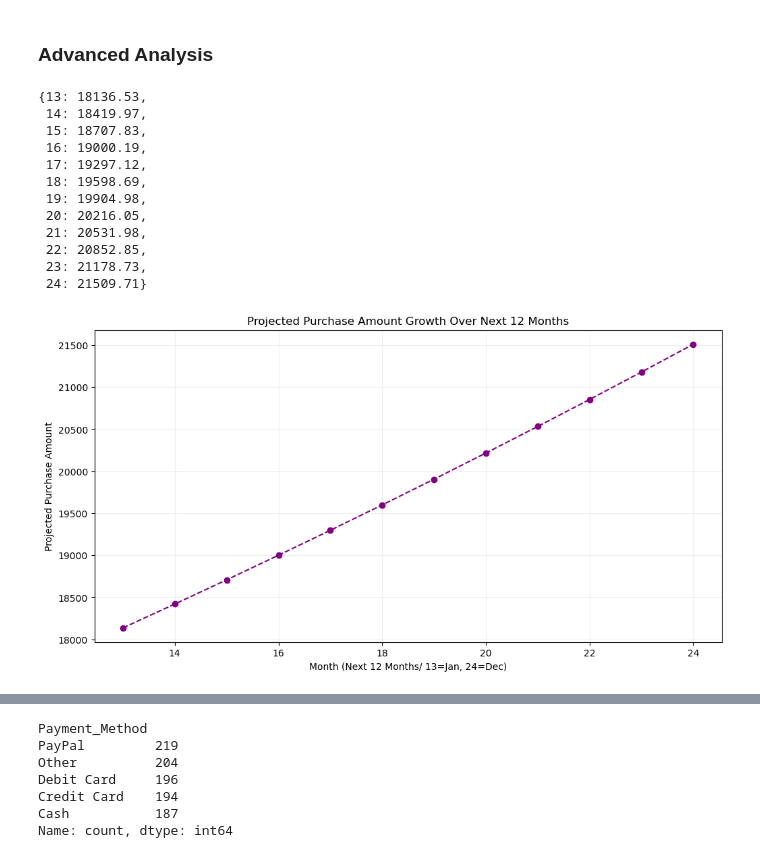
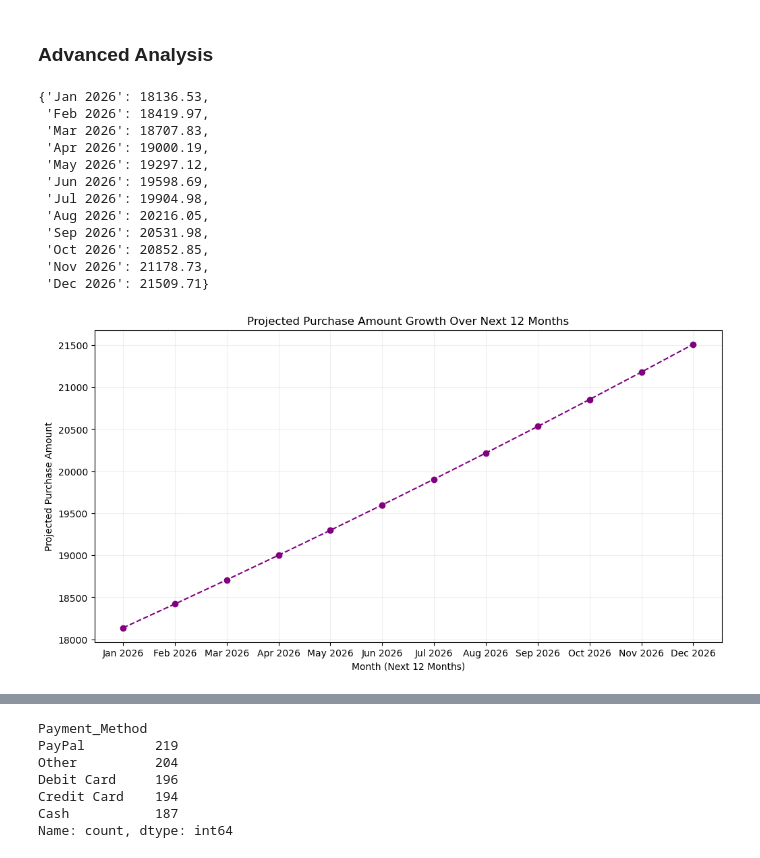
Before and after one commit to marianemcgrath/pfda, a Jupyter notebook: project/project.ipynb, the cells around one changed output, grey strips where cells are left out. Saved outputs shown, nothing was run; the diff lists cells and outputs as text; code cells hidden in the pictures.

Commit message:
Project_Conclusions_Countries fixed_SM

```diff
--- a/project/project.ipynb
+++ b/project/project.ipynb
@@ -717,0 +764,20 @@ df["Churn_Risk"] = (
+# %%
+# Converting date and extract month
+df['Time_of_Purchase'] = pd.to_datetime(df['Time_of_Purchase'], format='%m/%d/%Y')
+df['Month'] = df['Time_of_Purchase'].dt.month
+df['Month_Name'] = df['Time_of_Purchase'].dt.strftime('%B')  # For better formatting
+
+# Aggregate total revenue by month
+monthly_revenue = df.groupby(['Month', 'Month_Name'])['Purchase_Amount'].sum().reset_index()
+monthly_revenue = monthly_revenue.sort_values('Month')  # Ensure chronological order
+
+# Plot
+plt.figure(figsize=(12, 6))
+sns.barplot(data=monthly_revenue, x='Month_Name', y='Purchase_Amount', hue='Month_Name', palette='viridis')
+plt.title('Total Revenue by Month')
+plt.xlabel('Month')
+plt.ylabel('Total Purchase Amount ($)')
+plt.xticks(rotation=45)
+plt.grid(axis='y', alpha=0.3)
+plt.tight_layout()
+plt.show()
@@ -842,36 +959,47 @@ age_group_performance
 # %%
 # Projected growth in purchase amount over the next 12 months
 # Using a simple linear growth model based on past data
+# Calculate the last month and growth rate
 last_month = monthly_totals.index.max()
 growth_rate = monthly_totals['Purchase_Amount'].pct_change().mean()
 
+# Create projections dictionary with month names
 projections = {}
+month_names = ['Jan', 'Feb', 'Mar', 'Apr', 'May', 'Jun',
+               'Jul', 'Aug', 'Sep', 'Oct', 'Nov', 'Dec']
+
 for i in range(1, 13):
     next_month = last_month + i
     projected_amount = monthly_totals['Purchase_Amount'].iloc[-1] * ((1 + growth_rate) ** i)
-    projections[next_month] = round(projected_amount, 2) # Only show 2 decimal places
+
+    # Convert to month name (cycling through 12 months)
+    month_index = (next_month - 1) % 12
+    month_name = f"{month_names[month_index]} {2025 if next_month <= 12 else 2025 + ((next_month - 1) // 12)}"
+
+    projections[month_name] = round(projected_amount, 2)
+
 projections
 # %% [output]
-{13: 18136.53,
- 14: 18419.97,
- 15: 18707.83,
- 16: 19000.19,
- 17: 19297.12,
- 18: 19598.69,
- 19: 19904.98,
- 20: 20216.05,
- 21: 20531.98,
- 22: 20852.85,
- 23: 21178.73,
- 24: 21509.71}
+{'Jan 2026': 18136.53,
+ 'Feb 2026': 18419.97,
+ 'Mar 2026': 18707.83,
+ 'Apr 2026': 19000.19,
+ 'May 2026': 19297.12,
+ 'Jun 2026': 19598.69,
+ 'Jul 2026': 19904.98,
+ 'Aug 2026': 20216.05,
+ 'Sep 2026': 20531.98,
+ 'Oct 2026': 20852.85,
+ 'Nov 2026': 21178.73,
+ 'Dec 2026': 21509.71}
 # %%
 # Now we plot the projected growth
 plt.figure(figsize=(12,6))
 plt.plot(list(projections.keys()), list(projections.values()), marker='o', linestyle='--', color='purple')
 plt.title('Projected Purchase Amount Growth Over Next 12 Months')
-plt.xlabel('Month (Next 12 Months/ 13=Jan, 24=Dec)')
+plt.xlabel('Month (Next 12 Months)')
 plt.ylabel('Projected Purchase Amount')
 plt.grid(alpha=0.2)
 plt.show()
 # %% [output]
-[figure, old version]
+[figure, new version]
```
Also changed, not shown: parts of 16 cells of this notebook, 1 other file.
